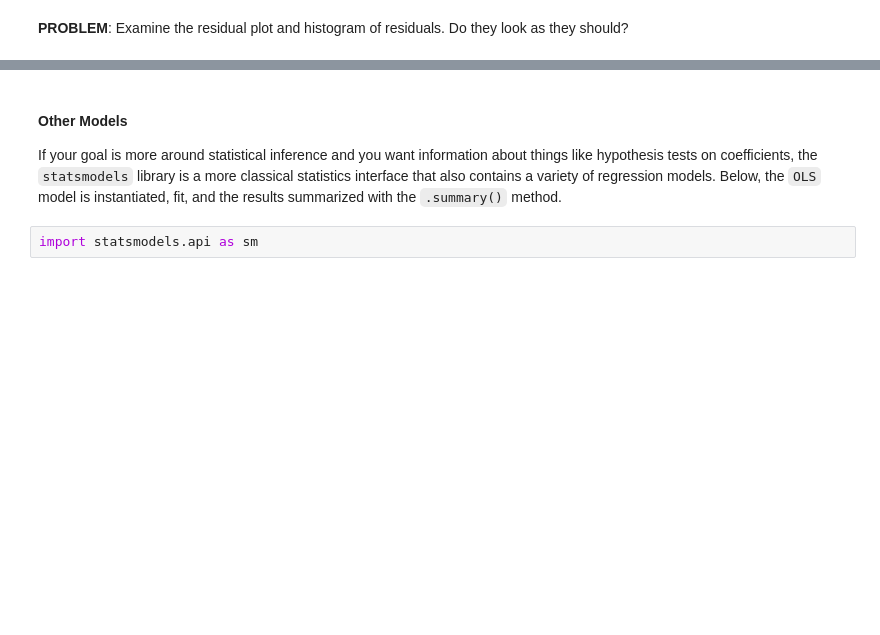
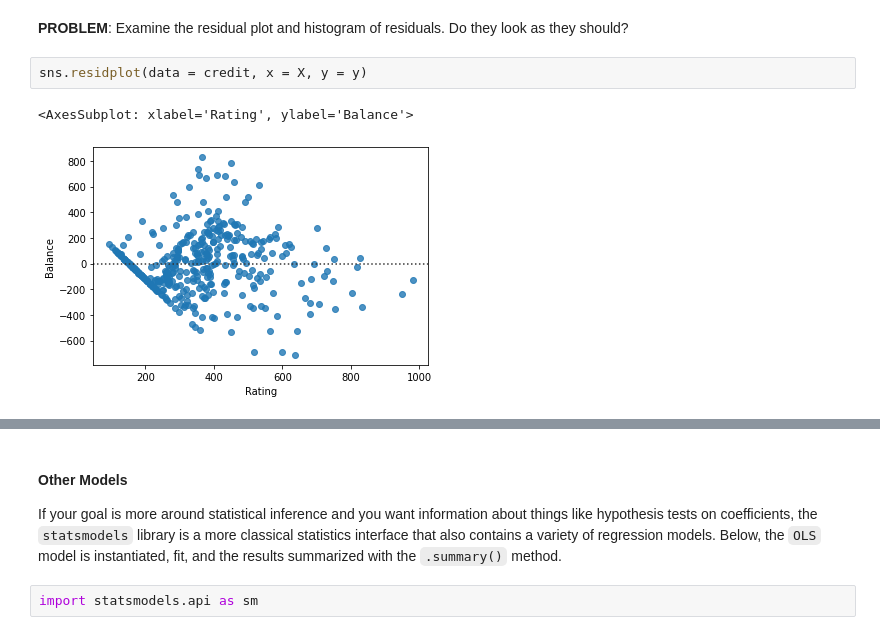
Before and after one commit to jfkoehler/nyu_bootcamp_fa24, a Jupyter notebook: _build/jupyter_execute/regression_intro.ipynb, the cells around one changed output, grey strips where cells are left out. Drawn from its saved outputs; the diff is of its cells as text; blank space fills up the shorter version.

```diff
--- a/_build/jupyter_execute/regression_intro.ipynb
+++ b/_build/jupyter_execute/regression_intro.ipynb
@@ -347,2 +421,7 @@ from sklearn.linear_model import LinearRegression
 # %% [markdown]
 **PROBLEM**: Examine the residual plot and histogram of residuals.  Do they look as they should?
+# %%
+sns.residplot(data = credit, x = X, y = y)
+# %% [output]
+<AxesSubplot: xlabel='Rating', ylabel='Balance'>
+[figure, added]
```
Also changed, not shown: parts of 21 cells of this notebook, 32 other files.
